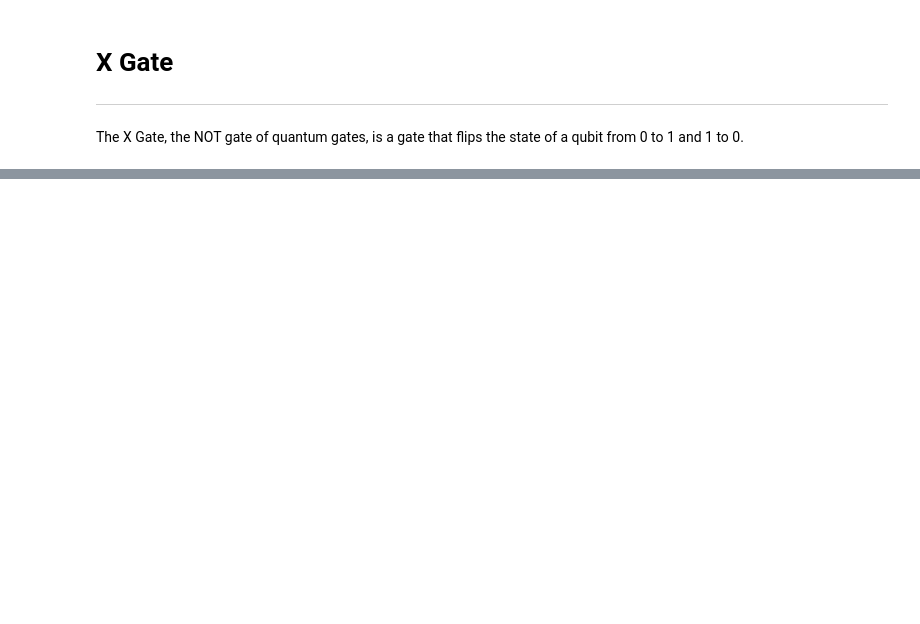
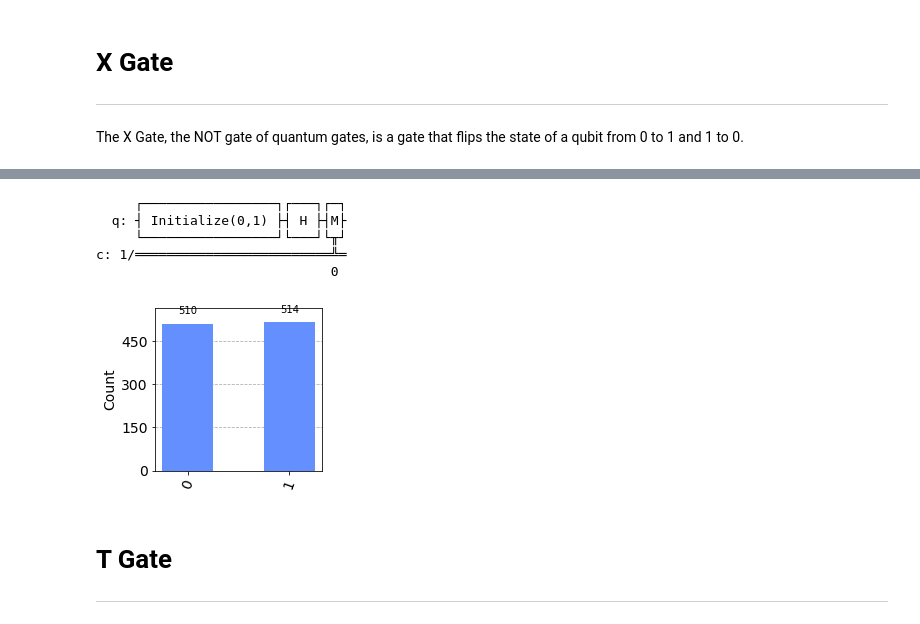
Before and after one commit to MurphyUan/EmergingTechno, a Jupyter notebook: content/quantum-computin.ipynb, the cells around one changed output, grey strips where cells are left out. Drawn from its saved outputs; the diff is of its cells as text; code cells hidden in the pictures; blank space fills up the shorter version.

```diff
--- a/content/quantum-computin.ipynb
+++ b/content/quantum-computin.ipynb
@@ -94,0 +179,22 @@ MissingOptionalLibraryError: "The 'pylatexenc' library is required to use 'Matpl
+# %%
+circuit = qiskit.QuantumCircuit(1, 1) # Create circuit
+circuit.initialize([0, 1], 0)
+circuit.h(0)
+circuit.measure(0, 0)
+circuit.draw()
+# %% [output]
+     ┌─────────────────┐┌───┐┌─┐
+  q: ┤ Initialize(0,1) ├┤ H ├┤M├
+     └─────────────────┘└───┘└╥┘
+c: 1/═════════════════════════╩═
+                              0
+# %%
+sim = qiskit.Aer.get_backend('aer_simulator')
+result = sim.run(circuit).result().get_counts()
+viz.plot_histogram(result, figsize=(3, 3))
+# %% [output]
+[figure, added]
+# %% [markdown]
+T Gate
+=====
+<hr/>
```
Also changed, not shown: parts of 17 cells of this notebook.
